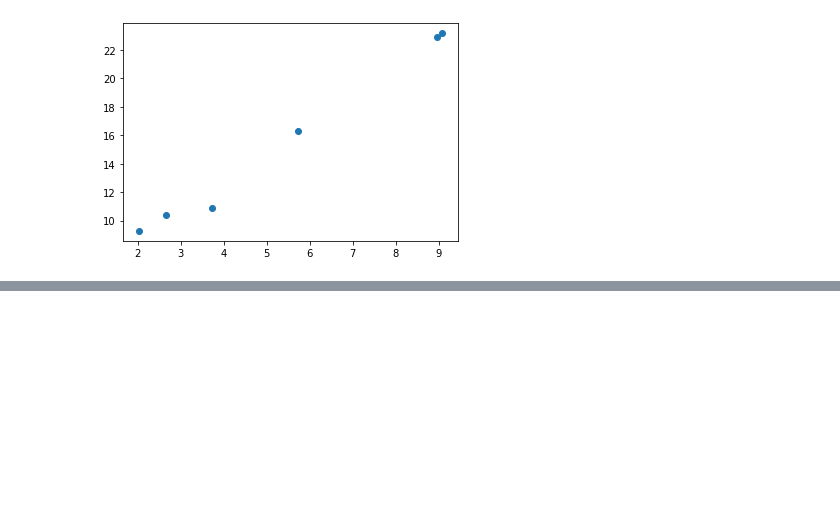
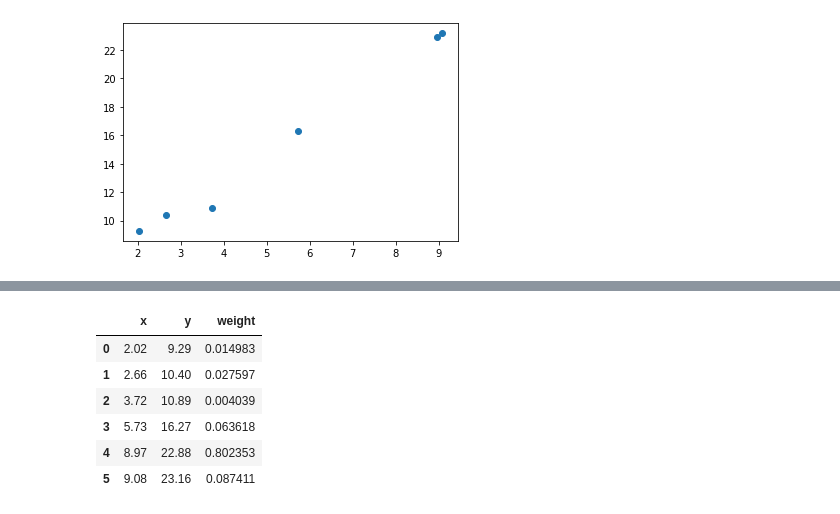
Before and after one commit to hugolmn/p20, a Jupyter notebook: AI06/TD03.ipynb, the cells around one changed output, grey strips where cells are left out. Saved outputs shown, nothing was run; the diff lists cells and outputs as text; code cells hidden in the pictures; blank space fills up the shorter version.

```diff
--- a/AI06/TD03.ipynb
+++ b/AI06/TD03.ipynb
@@ -73,0 +177,10 @@ plt.show()
+# %%
+df
+# %% [output]
+|  | x | y | weight |
+| 0 | 2.02 | 9.29 | 0.014983 |
+| 1 | 2.66 | 10.40 | 0.027597 |
+| 2 | 3.72 | 10.89 | 0.004039 |
+| 3 | 5.73 | 16.27 | 0.063618 |
+| 4 | 8.97 | 22.88 | 0.802353 |
+| 5 | 9.08 | 23.16 | 0.087411 |
```
Also changed, not shown: parts of 13 cells of this notebook.
